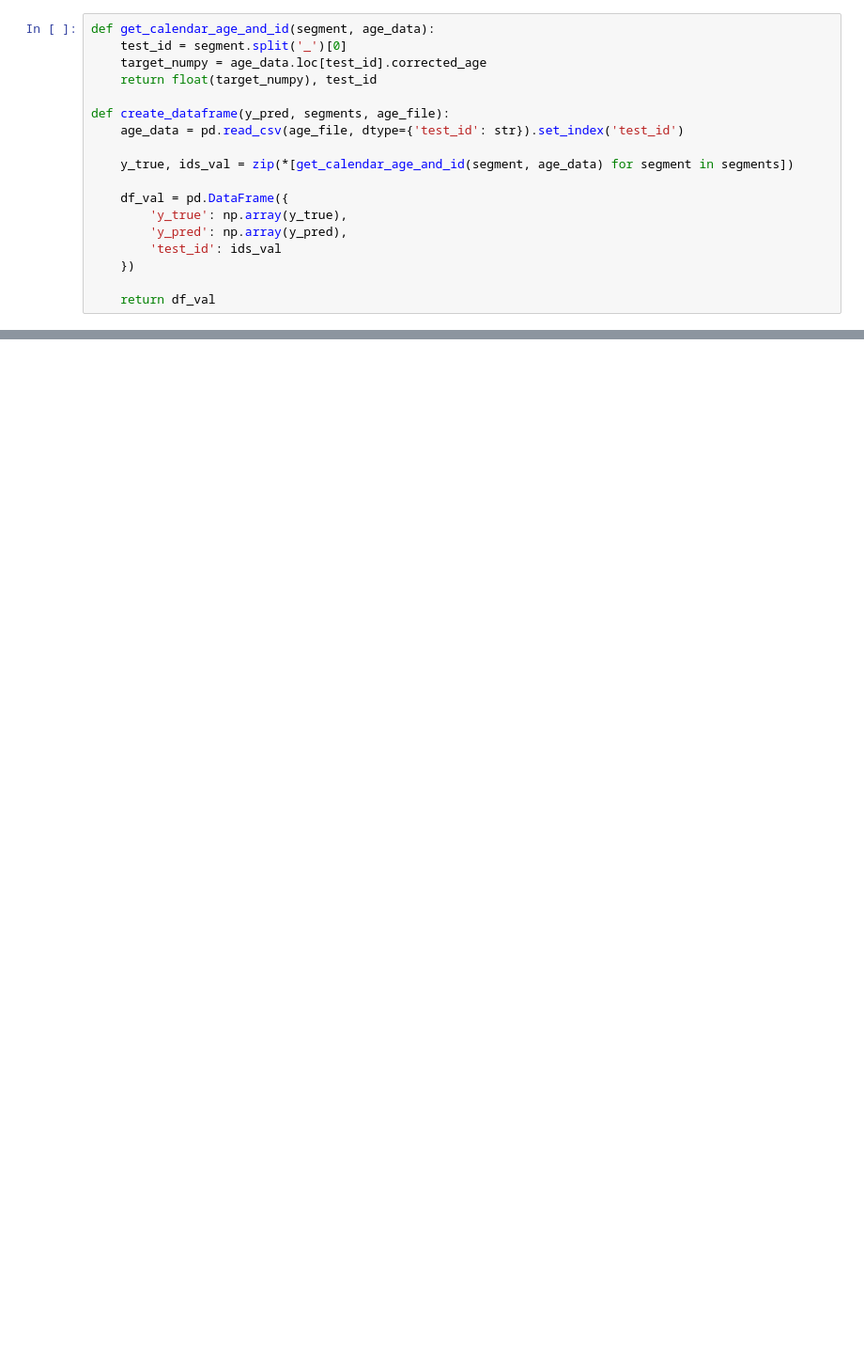
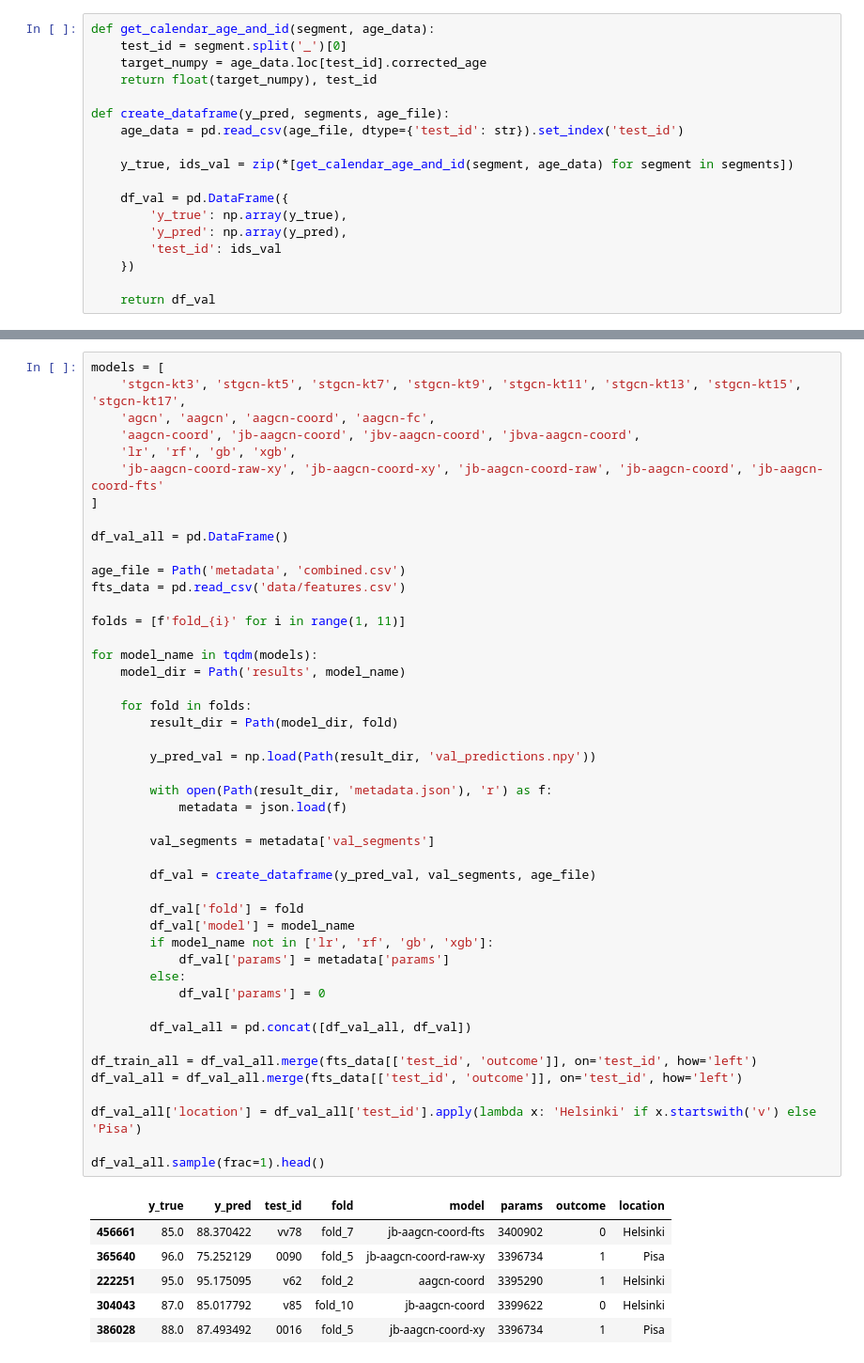
Before and after one commit to deinal/infant-aagcn, a Jupyter notebook: notebooks/results.ipynb, the cells around one changed output, grey strips where cells are left out. Shown at 94% size. Cells and saved outputs as stored; diff of their text form; blank space fills up the shorter version.

```diff
--- a/notebooks/results.ipynb
+++ b/notebooks/results.ipynb
@@ -474,0 +56,53 @@ stgcn-xy
+# %%
+models = [
+    'stgcn-kt3', 'stgcn-kt5', 'stgcn-kt7', 'stgcn-kt9', 'stgcn-kt11', 'stgcn-kt13', 'stgcn-kt15', 'stgcn-kt17',
+    'agcn', 'aagcn', 'aagcn-coord', 'aagcn-fc',
+    'aagcn-coord', 'jb-aagcn-coord', 'jbv-aagcn-coord', 'jbva-aagcn-coord',
+    'lr', 'rf', 'gb', 'xgb',
+    'jb-aagcn-coord-raw-xy', 'jb-aagcn-coord-xy', 'jb-aagcn-coord-raw', 'jb-aagcn-coord', 'jb-aagcn-coord-fts'
+]
+
+df_val_all = pd.DataFrame()
+
+age_file = Path('metadata', 'combined.csv')
+fts_data = pd.read_csv('data/features.csv')
+
+folds = [f'fold_{i}' for i in range(1, 11)]
+
+for model_name in tqdm(models):
+    model_dir = Path('results', model_name)
+
+    for fold in folds:
+        result_dir = Path(model_dir, fold)
+
+        y_pred_val = np.load(Path(result_dir, 'val_predictions.npy'))
+
+        with open(Path(result_dir, 'metadata.json'), 'r') as f:
+            metadata = json.load(f)
+
+        val_segments = metadata['val_segments']
+
+        df_val = create_dataframe(y_pred_val, val_segments, age_file)
+
+        df_val['fold'] = fold
+        df_val['model'] = model_name
+        if model_name not in ['lr', 'rf', 'gb', 'xgb']:
+            df_val['params'] = metadata['params']
+        else:
+            df_val['params'] = 0
+
+        df_val_all = pd.concat([df_val_all, df_val])
+
+df_train_all = df_val_all.merge(fts_data[['test_id', 'outcome']], on='test_id', how='left')
+df_val_all = df_val_all.merge(fts_data[['test_id', 'outcome']], on='test_id', how='left')
+
+df_val_all['location'] = df_val_all['test_id'].apply(lambda x: 'Helsinki' if x.startswith('v') else 'Pisa')
+
+df_val_all.sample(frac=1).head()
+# %% [output]
+|  | y_true | y_pred | test_id | fold | model | params | outcome | location |
+| 456661 | 85.0 | 88.370422 | vv78 | fold_7 | jb-aagcn-coord-fts | 3400902 | 0 | Helsinki |
+| 365640 | 96.0 | 75.252129 | 0090 | fold_5 | jb-aagcn-coord-raw-xy | 3396734 | 1 | Pisa |
+| 222251 | 95.0 | 95.175095 | v62 | fold_2 | aagcn-coord | 3395290 | 1 | Helsinki |
+| 304043 | 87.0 | 85.017792 | v85 | fold_10 | jb-aagcn-coord | 3399622 | 0 | Helsinki |
+| 386028 | 88.0 | 87.493492 | 0016 | fold_5 | jb-aagcn-coord-xy | 3396734 | 1 | Pisa |
```
Also changed, not shown: parts of 37 cells of this notebook, 20 other files.
